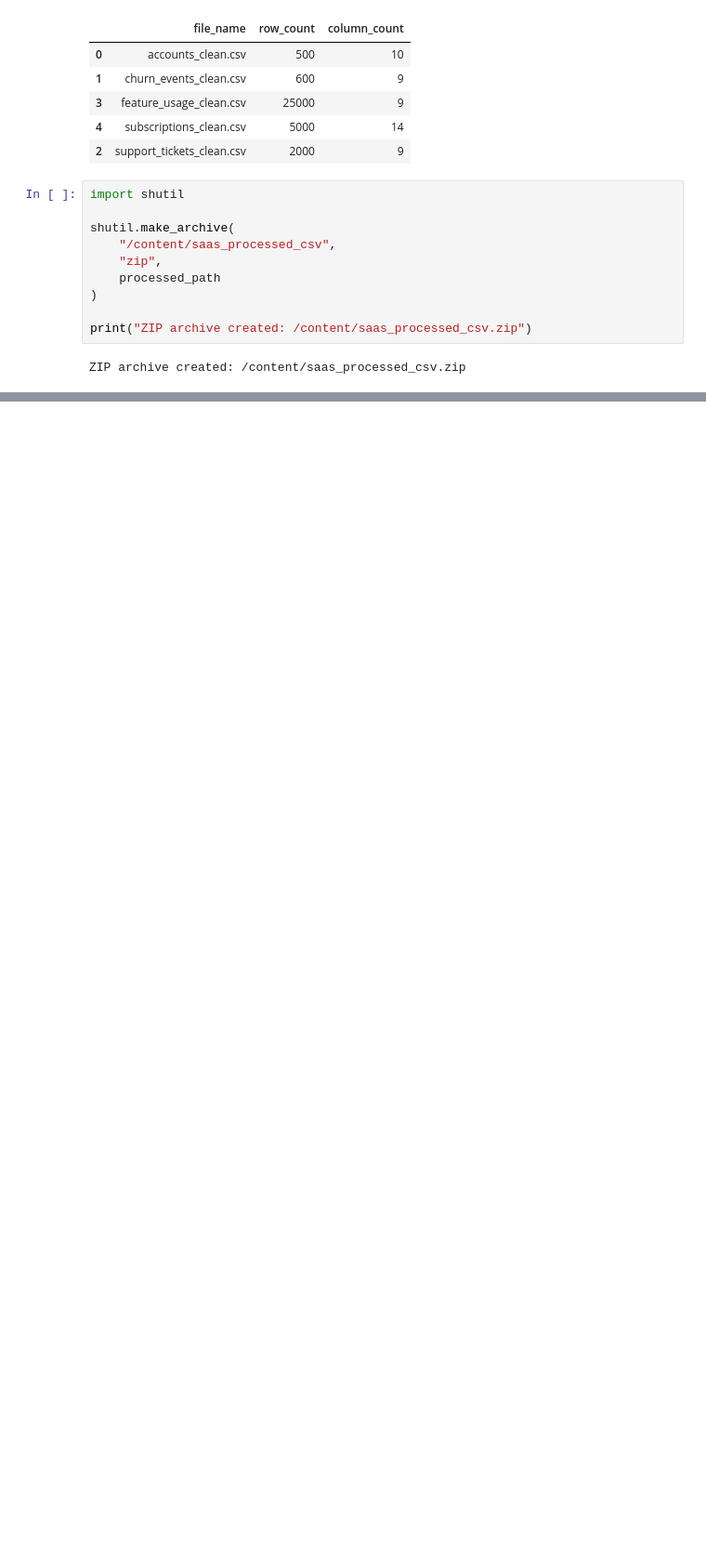
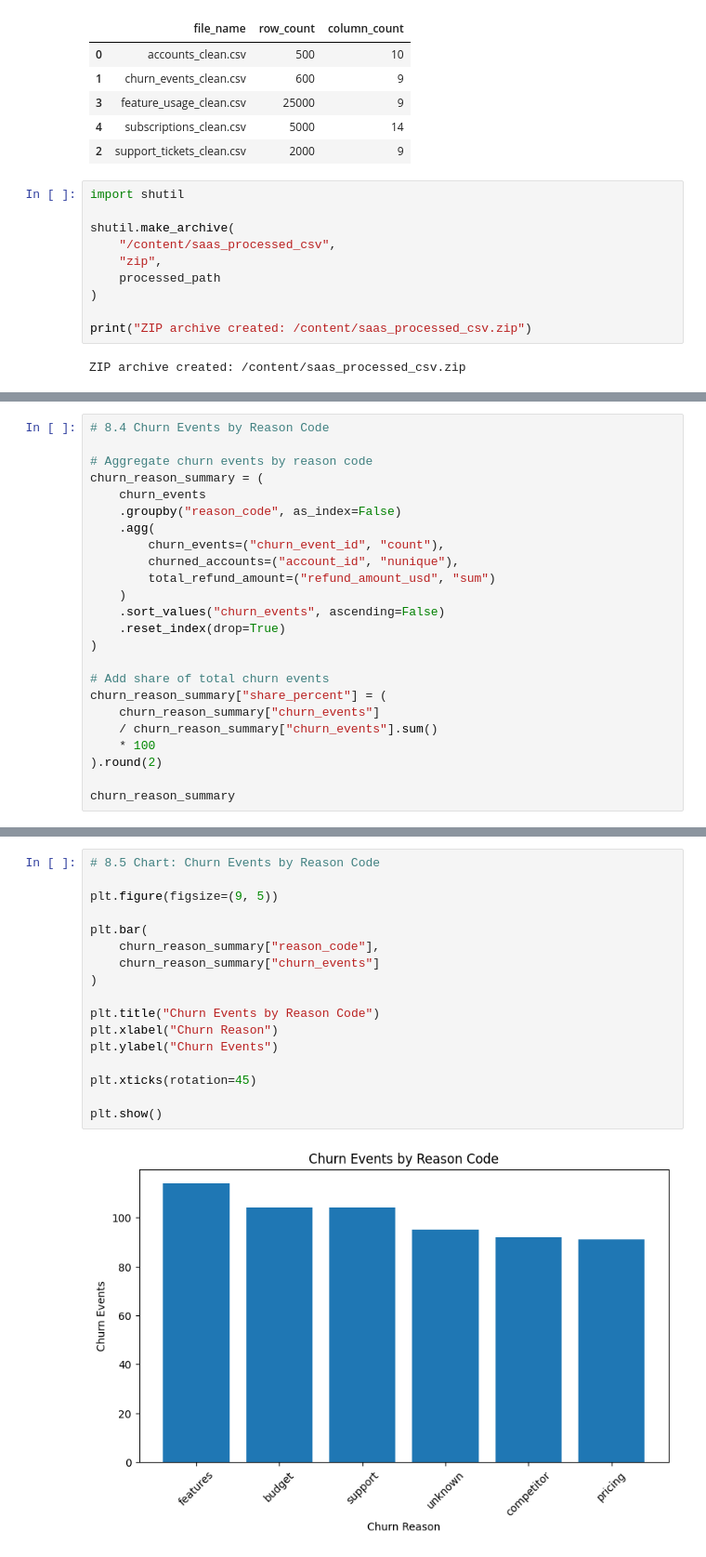
Before and after one commit to PavelBoyko-beep/data-analytics-portfolio, a Jupyter notebook: saas-churn-revenue-analysis/notebooks/01_data_cleaning_eda.ipynb, the cells around one changed output, grey strips where cells are left out. Shown at 93% size. Cells and saved outputs as stored; diff of their text form; blank space fills up the shorter version.

```diff
--- a/saas-churn-revenue-analysis/notebooks/01_data_cleaning_eda.ipynb
+++ b/saas-churn-revenue-analysis/notebooks/01_data_cleaning_eda.ipynb
@@ -1097,0 +1220,24 @@ files.download("/content/saas_processed_csv.zip")
+# %%
+# 8.4 Churn Events by Reason Code
+
+# Aggregate churn events by reason code
+churn_reason_summary = (
+    churn_events
+    .groupby("reason_code", as_index=False)
+    .agg(
+        churn_events=("churn_event_id", "count"),
+        churned_accounts=("account_id", "nunique"),
+        total_refund_amount=("refund_amount_usd", "sum")
+    )
+    .sort_values("churn_events", ascending=False)
+    .reset_index(drop=True)
+)
+
+# Add share of total churn events
+churn_reason_summary["share_percent"] = (
+    churn_reason_summary["churn_events"]
+    / churn_reason_summary["churn_events"].sum()
+    * 100
+).round(2)
+
+churn_reason_summary
@@ -1097,0 +1252,19 @@ files.download("/content/saas_processed_csv.zip")
+# %%
+# 8.5 Chart: Churn Events by Reason Code
+
+plt.figure(figsize=(9, 5))
+
+plt.bar(
+    churn_reason_summary["reason_code"],
+    churn_reason_summary["churn_events"]
+)
+
+plt.title("Churn Events by Reason Code")
+plt.xlabel("Churn Reason")
+plt.ylabel("Churn Events")
+
+plt.xticks(rotation=45)
+
+plt.show()
+# %% [output]
+[figure, added]
```
Also changed, not shown: parts of 10 cells of this notebook.
